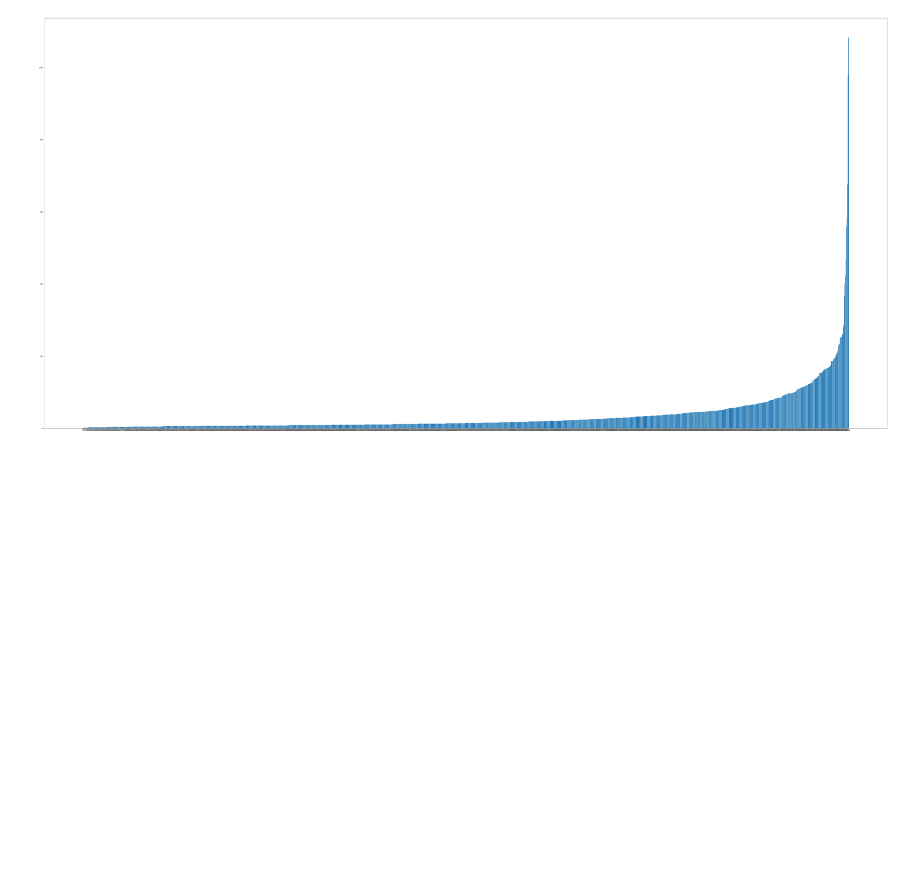
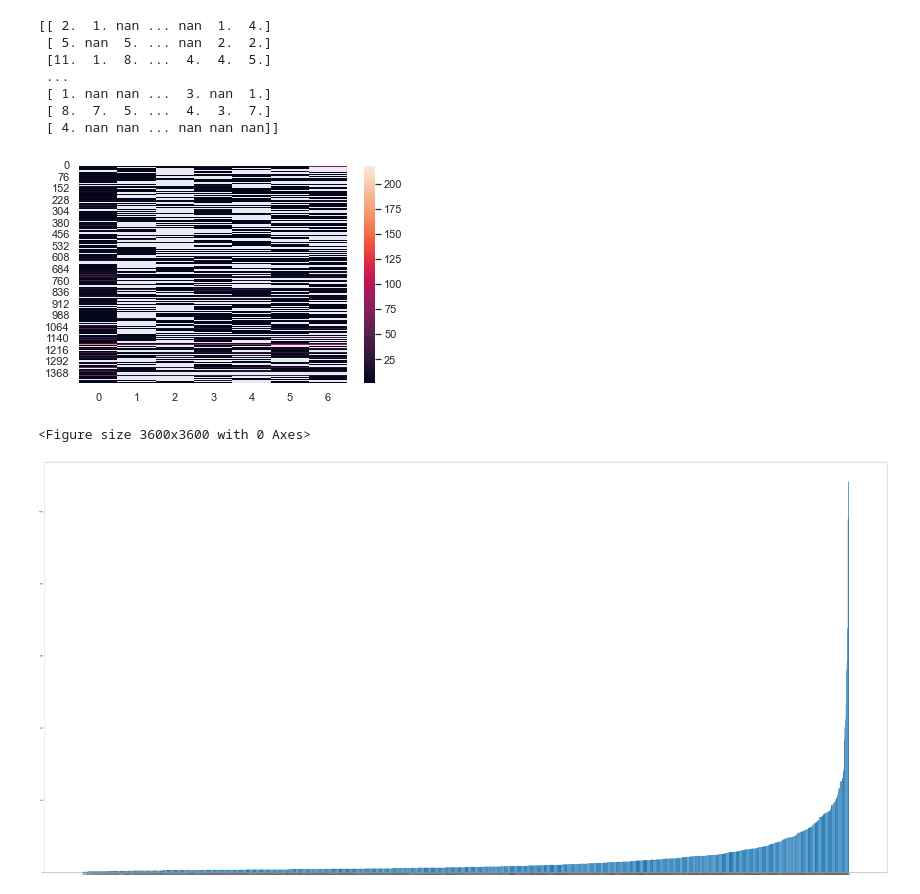
Before and after one commit to naddi96/progetto-ML, a Jupyter notebook: statisticheDataset.ipynb, the cells around one changed output. Cells and saved outputs as stored; diff of their text form; code cells hidden in the pictures; blank space fills up the shorter version.

```diff
--- a/statisticheDataset.ipynb
+++ b/statisticheDataset.ipynb
@@ -26,3 +37,29 @@ Done!
+# %%
+import numpy as np
+import seaborn as sns
+import matplotlib.pylab as plt
+matrix=np.zeros((len(dataset[0].x[0]),7))
+for element,label in zip(dataset[0].x,dataset[0].y):
+    for feature,index in zip(element,range(0,len(element))):
+        matrix[index][label]=matrix[index][label]+feature
+# %%
+
+print(matrix)
+matrix[matrix==0.0]=np.nan
+#im = plt.matshow(matrix, cmap=plt.cm.hot, aspect='auto') #
+sns.heatmap(matrix)
+plt.figure(figsize=(50, 50))
+plt.savefig('test.png', dpi=800)
+# %% [output]
+[[ 2.  1. nan ... nan  1.  4.]
+ [ 5. nan  5. ... nan  2.  2.]
+ [11.  1.  8. ...  4.  4.  5.]
+ ...
+ [ 1. nan nan ...  3. nan  1.]
+ [ 8.  7.  5. ...  4.  3.  7.]
+ [ 4. nan nan ... nan nan nan]]
+[figure, added]
+<Figure size 3600x3600 with 0 Axes>
 # %%
 
 
```
Also changed, not shown: parts of 1 cell of this notebook, 6 other files.
